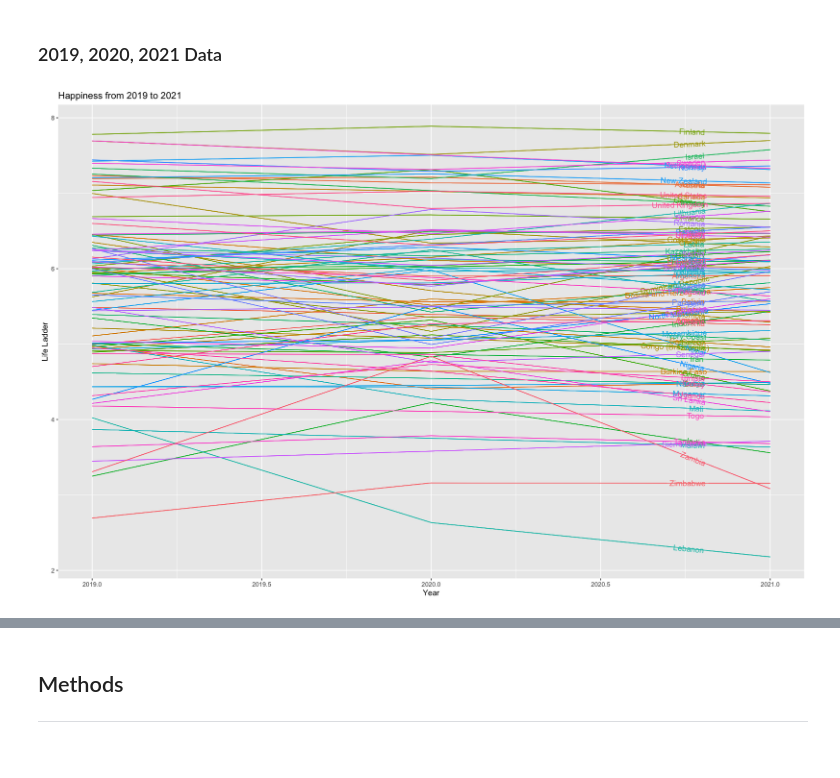
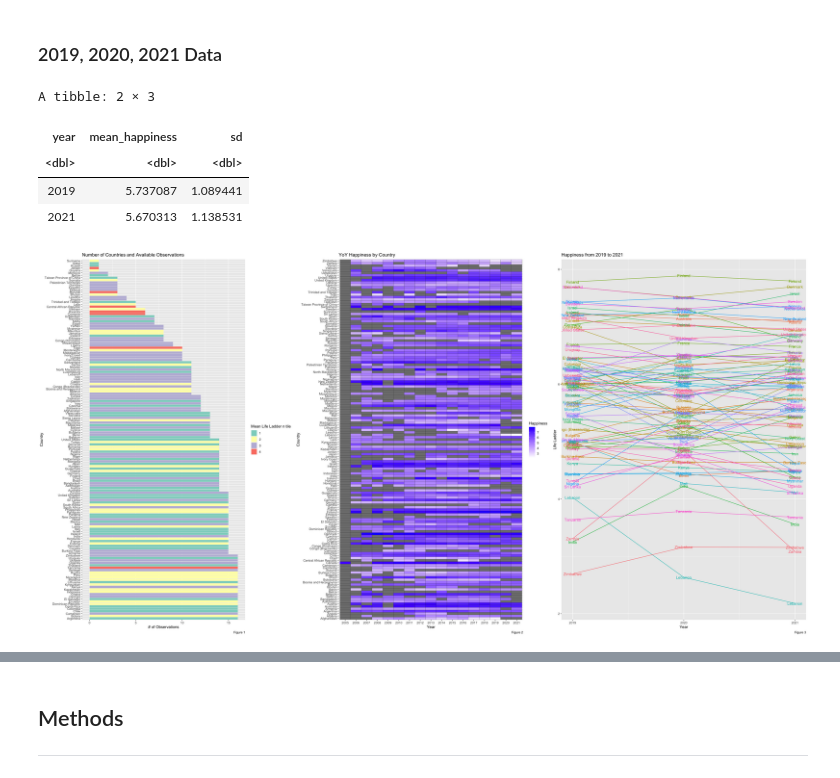
Before and after one commit to ericpien/Impact-of-COVID-19-on-Happiness, a Jupyter notebook: proposal.ipynb, the cells around one changed output, grey strips where cells are left out. Cells and saved outputs as stored; diff of their text form; code cells hidden in the pictures.

```diff
--- a/proposal.ipynb
+++ b/proposal.ipynb
@@ -98,7 +82,9 @@ happiness_data_obs <- happiness_data |>
     ggplot(aes(x=obs_count,y=fct_inorder(country_name),fill = factor(mean_cluster))) +
     geom_col() +
     scale_fill_brewer(palette="Set3") +
-    labs(x="# of Observations", y="Country", fill="Mean Life Ladder n tile", title="Number of Countries and Available Observations")
+    labs(x="# of Observations", y="Country", fill="Mean Life Ladder n tile", title="Number of Countries and Available Observations", caption = "Figure 1")
+
+#happiness_data_obs # Chart displayed as a group below
 
 # YoY happiness metric heatmap
 happiness_heatmap <- happiness_data_wide_life_ladder |>
@@ -106,6 +92,6 @@ happiness_heatmap <- happiness_data_wide_life_ladder |>
     ggplot(aes(x=year, y=country_name)) +
     geom_tile(aes(fill=life_ladder), color="black") +
     scale_fill_gradient(low="white", high="#1818ff") +
-    labs(x="Year", y="Country", fill="Happiness", title="YoY Happiness by Country")
+    labs(x="Year", y="Country", fill="Happiness", title="YoY Happiness by Country", caption = "Figure 2")
 
-plot_grid(happiness_data_obs,happiness_heatmap, ncol = 2)
+#happiness_heatmap # Chart displayed as a group below
@@ -128,22 +112,32 @@ happiness_data_2019_2021 <- happiness_data |>
     filter(country_name %in% country_name_2019_2021,
             year %in% c(2019,2021))
 
-happiness_data_2019_2021
+# Summarize the estimates of the parameters (mean and sd) across the groups (2019 and 2021)
+happiness_data_2019_2021 |> group_by(year) |> summarise(mean_happiness = mean(life_ladder), sd = sd(life_ladder))
+# %% [output]
+A tibble: 2 × 3
+| year | mean_happiness | sd |
+| <dbl> | <dbl> | <dbl> |
+| 2019 | 5.737087 | 1.089441 |
+| 2021 | 5.670313 | 1.138531 |
 # %%
 # Change from 2019, 2020, and 2021 happiness
-options(repr.plot.width = 15, repr.plot.height = 10)
+options(repr.plot.width = 10, repr.plot.height = 10)
 
-happiness_trail <- happiness_data |>
-    filter(year %in% c(2019, 2020, 2021),
-            country_name %in% country_name_2019_2021) |>
+happiness_trail <- happiness_data_wide_life_ladder |> select(country_name,`2019`,`2020`,`2021`) |> drop_na() |> pivot_longer(cols=-country_name,names_to="year",values_to ="life_ladder") |> mutate(year = as.integer(year)) |>
     ggplot(aes(x=year, y=life_ladder, group=country_name, color=country_name)) +
-    geom_line(show.legend=FALSE) +
-    geom_textline(aes(x=year, y=life_ladder, group=country_name, colour=country_name, label=country_name), hjust = 0.9) +
+    geom_line() +
+    geom_text(aes(label = country_name)) +
     theme(legend.position="none") +
-    labs(x="Year",y="Life Ladder",title="Happiness from 2019 to 2021")
+    labs(x="Year",y="Life Ladder",title="Happiness from 2019 to 2021", caption = "Figure 3") +
+    scale_x_continuous(breaks=c(2019,2020,2021), limits = c(2019,2021))
 
-happiness_trail
+# happiness_trail # Chart displayed as a group below
-# %% [output]
-[figure, removed]
+# %%
+# Summary of all charts made thus far
+options(repr.plot.width = 30, repr.plot.height = 15)
+plot_grid(happiness_data_obs,happiness_heatmap,happiness_trail, ncol = 3)
+# %% [output]
+[figure, added]
 # %%
 # Change Mean from 2021 to 2019
```
Also changed, not shown: parts of 7 cells of this notebook.
